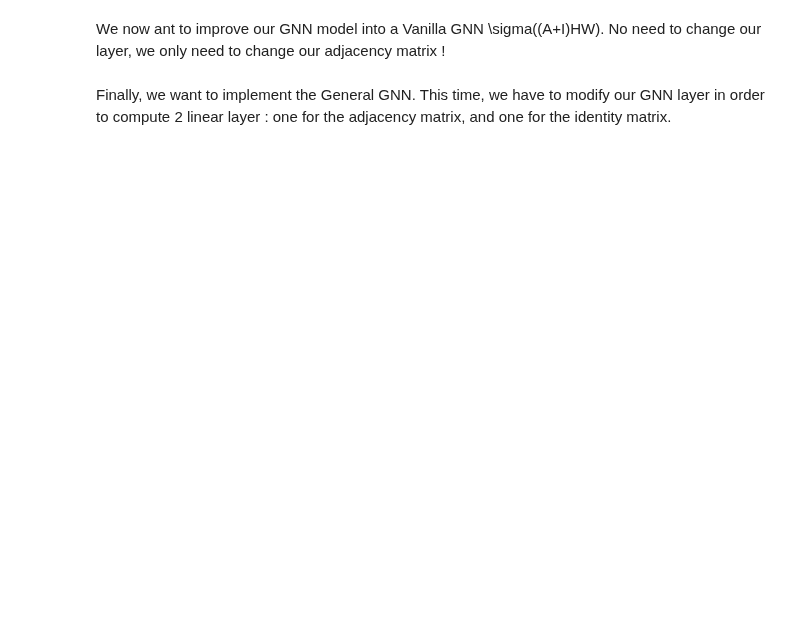
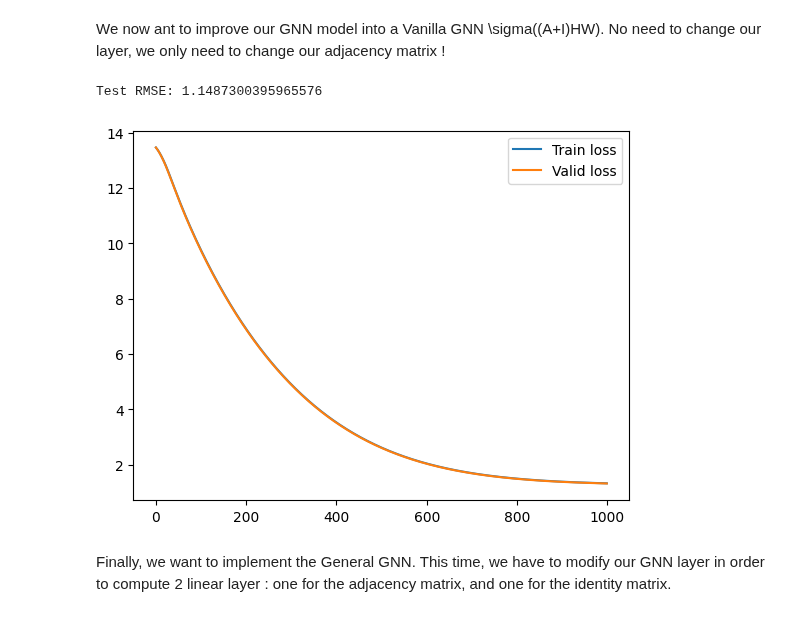
Before and after one commit to YounMars/DL_Projects, a Jupyter notebook: Deep Learning/TP5.ipynb, the cells around one changed output. Cells and saved outputs as stored; diff of their text form; code cells hidden in the pictures; blank space fills up the shorter version.

```diff
--- a/Deep Learning/TP5.ipynb
+++ b/Deep Learning/TP5.ipynb
@@ -437,15 +445,16 @@ class GNN_layer(nn.Module):
         self.input_dim = input_dim
         self.output_dim = output_dim
         self.linear = nn.Linear(input_dim, output_dim)
-        self.activation = nn.ReLU()
-
+        self.activation = nn.ReLU()#relu delivers better rsme
+        #self.activation = nn.Sigmoid()
     def forward(self, nodes, adjacency):
         # Compute AH multiplication
-        ah = torch.sparse.mm(adjacency, nodes.t())
-        # Compute AHW multiplication
-        ahw = self.linear(ah)
-        # Apply nonlinearity
-        out = self.activation(ahw)
+        ah = torch.sparse.mm(adjacency,nodes)
+
+       # Apply Linear layer and non-linearity
+        out = self.linear(ah)
+        out = self.activation(out)
+
         return out
 # %% [markdown]
 We now define our model. This model takes as input the nodes, the adjacency matrix, and the list of pair to predict X_(train/valid/test). It returns a value for each pair to predict.
@@ -537,30 +556,61 @@ RuntimeError: ignored
 We now ant to improve our GNN model into a Vanilla GNN \sigma((A+I)HW). No need to change our layer, we only need to change our adjacency matrix !
 # %%
 nb_epochs = 1000
+learning_rate = 1e-3
 
 loss_train = []
 loss_valid = []
 
-nodes_tensor = torch.from_numpy().float().to(device)
-# TO DO : modify your adjacency matrix tensor. The rest should not change from previous question
 
-# TO DO : Define your model, your loss and your optimizer
+
+
+# Create the identity matrix with shape (n_nodes, n_nodes)
+identity_matrix = np.identity(adjacency_matrix.shape[0])
+
+# Add the identity matrix to the adjacency matrix
+adjacency_matrix = adjacency_matrix + identity_matrix
+nodes_tensor = torch.from_numpy(nodes).float().to(device)
+adjacency_matrix_tensor = torch.from_numpy(adjacency_matrix).float().to(device)
+
+model = GNN_model(input_dim=nodes.shape[1], hidden_dim=44, output_dim=1).to(device)
+criterion = nn.MSELoss()
+optimizer = optim.Adam(model.parameters(), lr=learning_rate)
 
 for i in tqdm(range(nb_epochs)):
-    # TO DO
-    # As you've done in previous TP, apply your model on your TRAIN data, compute the loss and backpropagate it.
-    # Also add your loss to your list
+    # Train
+    model.train()
+    optimizer.zero_grad()
+    out = model(nodes_tensor, adjacency_matrix_tensor, X_train_tensor)
+    loss = criterion(out, y_train_tensor.unsqueeze(1).float().to(device))
+    loss.backward()
+    optimizer.step()
+    loss_train.append(loss.item())
 
-    # Now, apply your model on your VALID data. Compute your loss but do NOT backpropagate it. It is only for validation !
-    # Also add your lost to your list
+    # Validation
+    model.eval()
+    with torch.no_grad():
+        out = model(nodes_tensor, adjacency_matrix_tensor, X_valid_tensor)
+        loss = criterion(out, y_valid_tensor.unsqueeze(1).float().to(device))
+        loss_valid.append(loss.item())
 
-# TO DO : Apply you model on TEST data and compute the Root Mean-Squared Error (outside the loop)
+# Test
+model.eval()
+with torch.no_grad():
+    out = model(nodes_tensor, adjacency_matrix_tensor, X_test_tensor)
+    mse = criterion(out, y_test_tensor.unsqueeze(1).float().to(device))
+    rmse = torch.sqrt(mse).item()
+    print('Test RMSE:', rmse)
 
-
-# TO DO : plot both loss train and loss valid
-
+# Plot
+plt.plot(loss_train, label='Train loss')
+plt.plot(loss_valid, label='Valid loss')
+plt.legend()
+plt.show()
 
 del model
+# %% [output]
+Test RMSE: 1.1487300395965576
+[figure, added]
 # %% [markdown]
 Finally, we want to implement the General GNN. This time, we have to modify our GNN layer in order to compute 2 linear layer : one for the adjacency matrix, and one for the identity matrix.
 # %%
```
Also changed, not shown: parts of 13 cells of this notebook.
